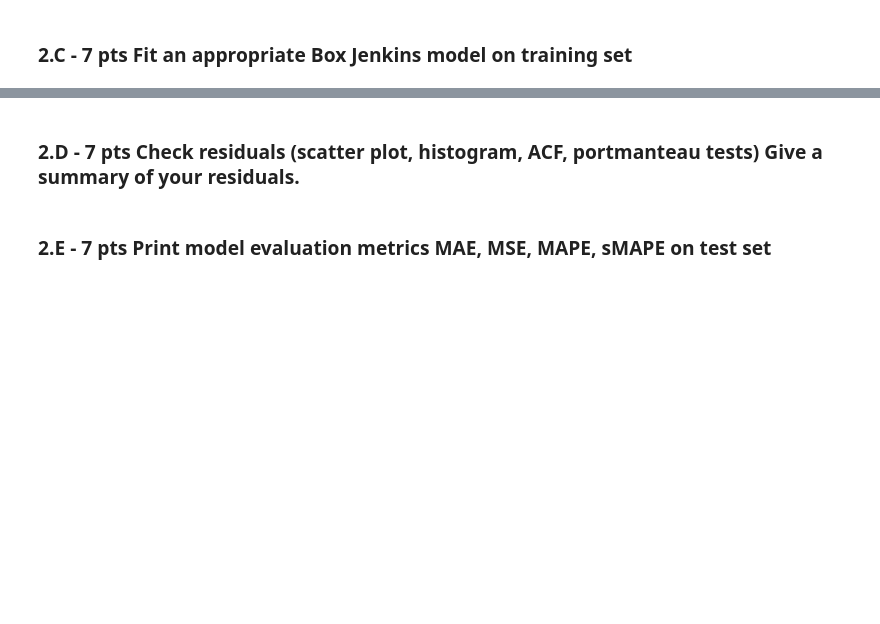
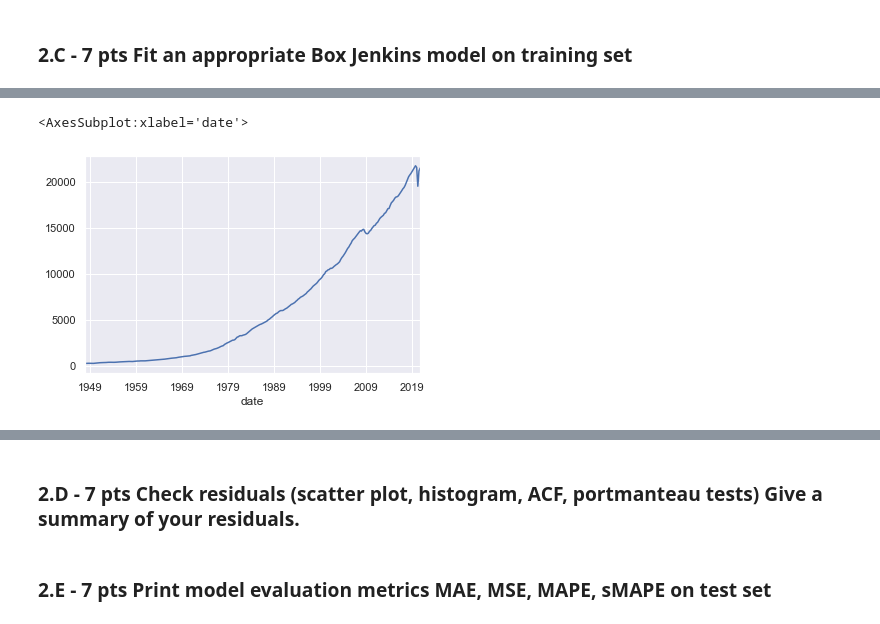
Before and after one commit to earnestsalgado/time-series-analysis_spr22, a Jupyter notebook: HW3/Week 3 Assignment Box Jenkins Models.ipynb, the cells around one changed output, grey strips where cells are left out. Cells and saved outputs as stored; diff of their text form; code cells hidden in the pictures; blank space fills up the shorter version.

```diff
--- a/HW3/Week 3 Assignment Box Jenkins Models.ipynb
+++ b/HW3/Week 3 Assignment Box Jenkins Models.ipynb
@@ -316,3 +360,5 @@ autocorr_plot = plot_pacf(GDP_second_order, lags=60, title='Differenced GDP time
 ### 2.C - 7 pts Fit an appropriate Box Jenkins model on training set
 # %%
 from sktime.forecasting.arima import ARIMA
+# %%
+df = pd.read_csv('hw3_data.csv', parse_dates = ['date'])
@@ -318,0 +381,7 @@ from sktime.forecasting.arima import ARIMA
+# %%
+# selecting variable of intest & build uniform univariate time series
+ts = df.groupby(pd.PeriodIndex(df['date'], freq="M"))['gdp'].mean()
+ts.plot()
+# %% [output]
+<AxesSubplot:xlabel='date'>
+[figure, added]
```
Also changed, not shown: parts of 52 cells of this notebook.
